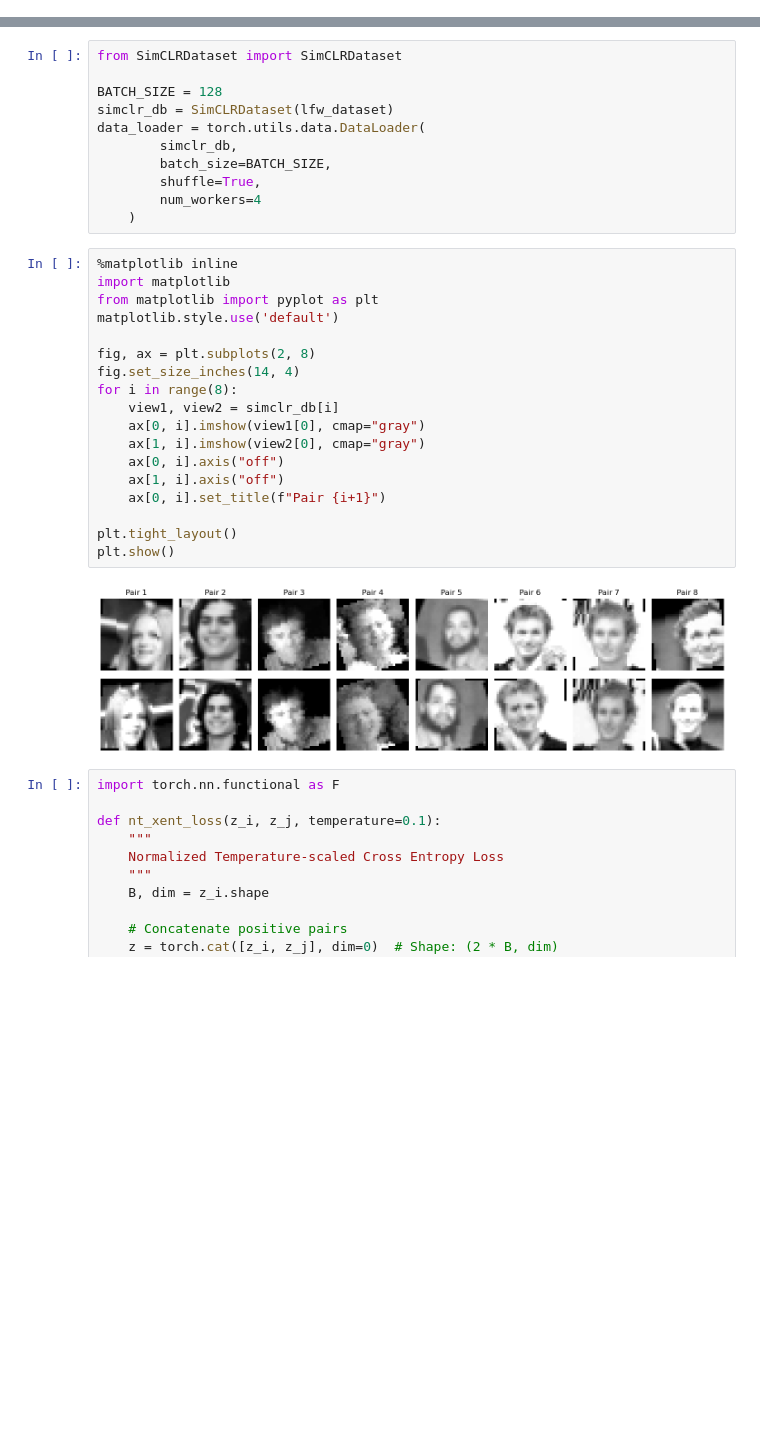
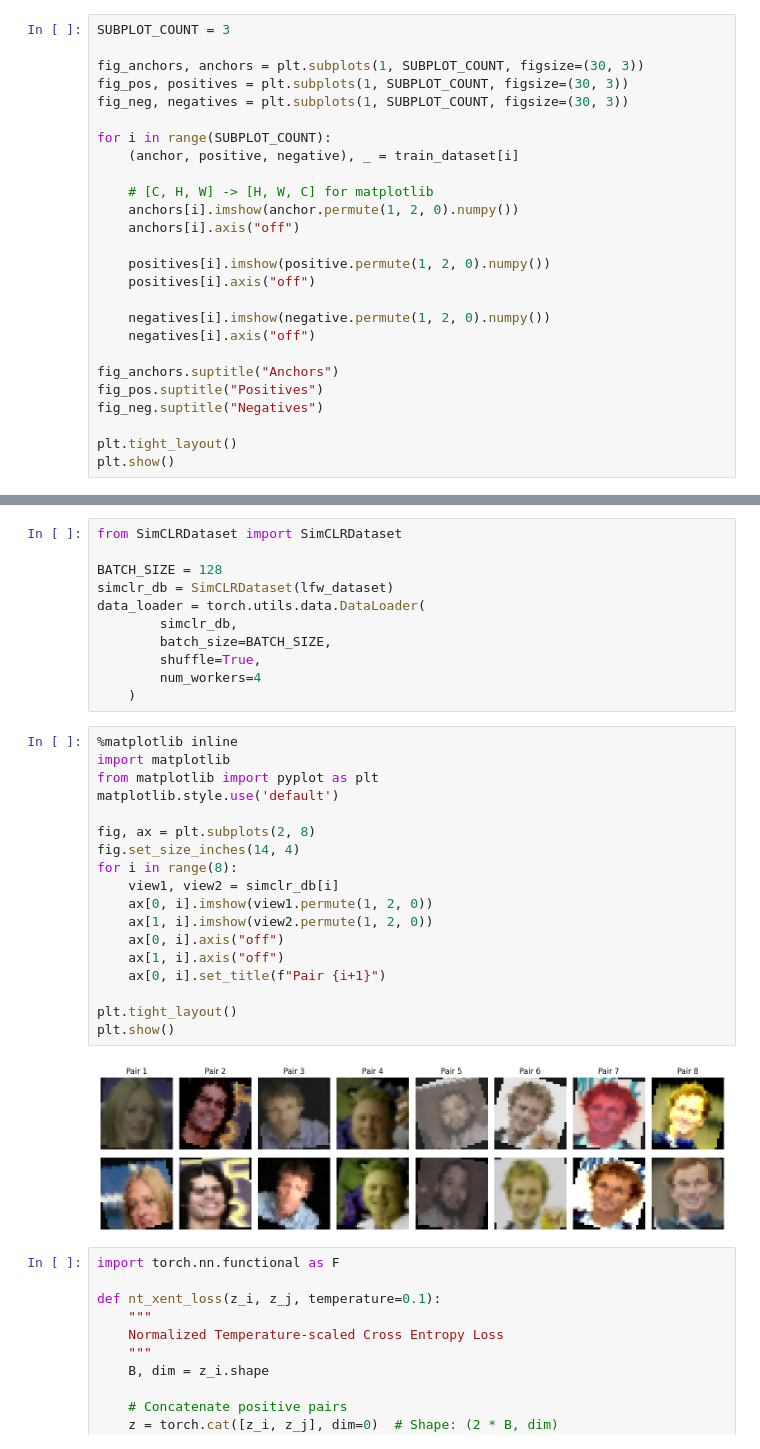
Before and after one commit to kel16/CudaLabTasksSS25, a Jupyter notebook: Session6/Solution6.ipynb, the cells around one changed output, grey strips where cells are left out. Cells and saved outputs as stored; diff of their text form; blank space fills up the shorter version.

Commit message:
changed visualization, comments

```diff
--- a/Session6/Solution6.ipynb
+++ b/Session6/Solution6.ipynb
@@ -105,0 +86,26 @@ plt.show()
+# %%
+SUBPLOT_COUNT = 3
+
+fig_anchors, anchors = plt.subplots(1, SUBPLOT_COUNT, figsize=(30, 3))
+fig_pos, positives = plt.subplots(1, SUBPLOT_COUNT, figsize=(30, 3))
+fig_neg, negatives = plt.subplots(1, SUBPLOT_COUNT, figsize=(30, 3))
+
+for i in range(SUBPLOT_COUNT):
+    (anchor, positive, negative), _ = train_dataset[i]
+
+    # [C, H, W] -> [H, W, C] for matplotlib
+    anchors[i].imshow(anchor.permute(1, 2, 0).numpy())
+    anchors[i].axis("off")
+
+    positives[i].imshow(positive.permute(1, 2, 0).numpy())
+    positives[i].axis("off")
+
+    negatives[i].imshow(negative.permute(1, 2, 0).numpy())
+    negatives[i].axis("off")
+
+fig_anchors.suptitle("Anchors")
+fig_pos.suptitle("Positives")
+fig_neg.suptitle("Negatives")
+
+plt.tight_layout()
+plt.show()
@@ -158,23 +187,23 @@ data_loader = torch.utils.data.DataLoader(
 # %%
 %matplotlib inline
 import matplotlib
 from matplotlib import pyplot as plt
 matplotlib.style.use('default')
 
 fig, ax = plt.subplots(2, 8)
 fig.set_size_inches(14, 4)
 for i in range(8):
     view1, view2 = simclr_db[i]
-    ax[0, i].imshow(view1[0], cmap="gray")
-    ax[1, i].imshow(view2[0], cmap="gray")
+    ax[0, i].imshow(view1.permute(1, 2, 0))
+    ax[1, i].imshow(view2.permute(1, 2, 0))
     ax[0, i].axis("off")
     ax[1, i].axis("off")
     ax[0, i].set_title(f"Pair {i+1}")
 
 plt.tight_layout()
 plt.show()
 # %% [output]
-[figure, old version]
+[figure, new version]
 # %%
 import torch.nn.functional as F
 
```
Also changed, not shown: parts of 5 cells of this notebook, 2 other files.
